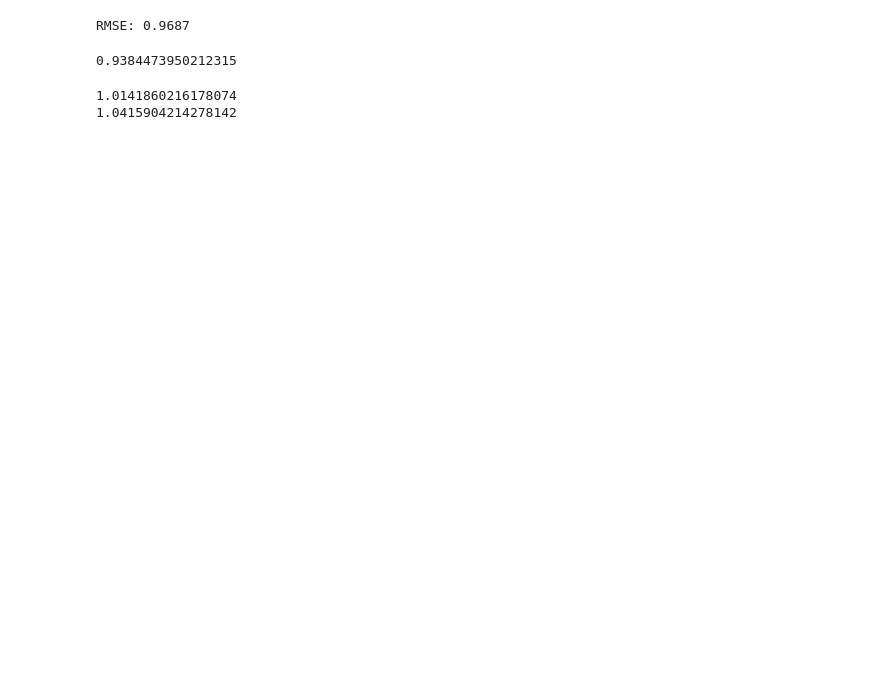
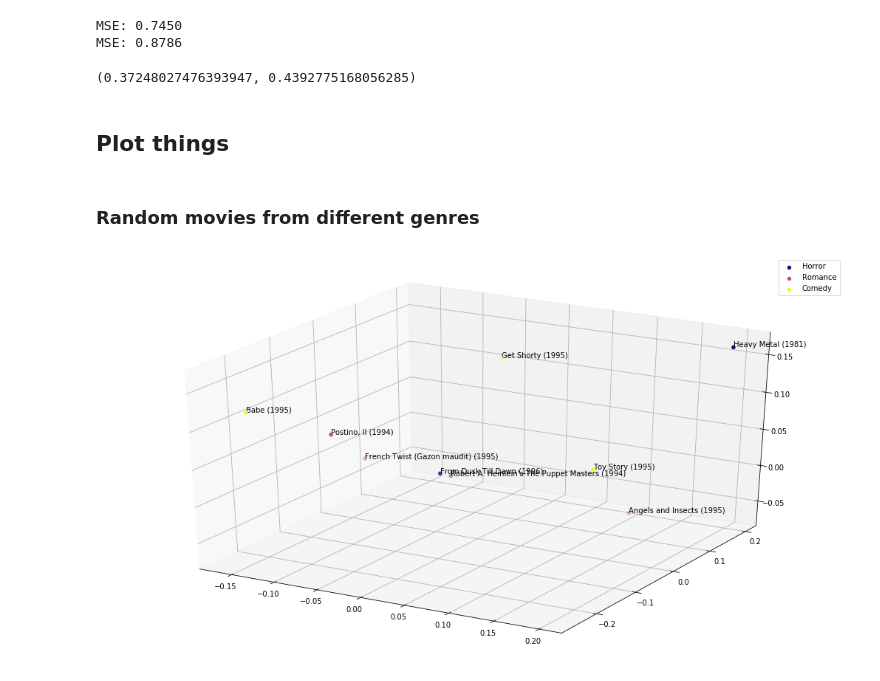
Before and after one commit to akshayyeluri/MovieLensViz, a Jupyter notebook: 5c.ipynb, the cells around one changed output. Drawn from its saved outputs; the diff is of its cells as text; code cells hidden in the pictures; blank space fills up the shorter version.

```diff
--- a/5c.ipynb
+++ b/5c.ipynb
@@ -28,26 +31,37 @@ test_df = pd.read_csv('data/test_c.txt', delimiter='\t', header=None,
+# %%
+reader = Reader(rating_scale=(1, 5))
+data = Dataset.load_from_df(train_df, reader)
+trainset = data.build_full_trainset()
+
+# We just assumed optimal hyperparameters would be the same
+# as from our own biased SVD implementation (see 5b for grid search)
+algo = SVD(n_factors = 20, n_epochs = 15, reg_all = 1e-3, biased=True)
+algo.fit(trainset)
+predictions = algo.test(data.construct_testset(data.raw_ratings))
+train_err = accuracy.mse(predictions) / 2 # divide by 2 to get comparable error
+
+U = algo.pu
+V = algo.qi
+
+data = Dataset.load_from_df(test_df, reader)
+testset = data.construct_testset(data.raw_ratings)
+predictions = algo.test(testset)
+test_err = accuracy.mse(predictions) / 2 # divide by 2 to get comparable error
+
+train_err, test_err
+# %% [output]
+MSE: 0.7450
+MSE: 0.8786
+(0.37248027476393947, 0.4392775168056285)
 # %%
-Y = train_df.values
-
 reader = Reader(rating_scale=(1, 5))
-data = Dataset.load_from_df(train_df, reader)
+data = Dataset.load_from_df(data_df, reader)
 trainset = data.build_full_trainset()
 
-data = Dataset.load_from_df(test_df, reader)
-testset = data.construct_testset(data.raw_ratings)
-
-biased=False
-algo = SVD(n_factors = 20, n_epochs = 10, reg_all = 1e-3, biased=biased)
+# We just assumed optimal hyperparameters would be the same
+# as from our own biased SVD implementation (see 5b for grid search)
+algo = SVD(n_factors = 20, n_epochs = 15, reg_all = 1e-3, biased=True)
 algo.fit(trainset)
 
 U = algo.pu
 V = algo.qi
-if biased:
-    A = algo.bu
-    B = algo.bi
-    mu = Y[:, 2].mean()
-
-predictions = algo.test(testset)
-accuracy.rmse(predictions)**2
-# %% [output]
-RMSE: 0.9687
-0.9384473950212315
@@ -88,15 +68,15 @@ def get_err(U, V, Y, reg=0.0):
-# %%
-Y_test = test_df.values
-if biased:
-    print(get_err(U, V, A, B, mu, Y))
-    print(get_err(U, V, A, B, mu, Y_test))
-else:
-    print(get_err(U, V, Y))
-    print(get_err(U, V, Y_test))
-# %% [output]
-1.0141860216178074
-1.0415904214278142
+# %% [markdown]
+## Plot things
+# %% [markdown]
+### Random movies from different genres
 # %%
 pca = PCA(3)
 V_p = pca.fit_transform(V)
 U_p = pca.transform(U)
+
+genres = ["Horror", "Romance", "Comedy"]
+n_mov = 3
+h.plot_w_genre(genres, movie_df, V_p, n_mov=n_mov, dim_3=True)
+plt.gcf().set_size_inches(18, 10)
+# %% [output]
+[figure, added]
```
Also changed, not shown: parts of 10 cells of this notebook, 4 other files.
